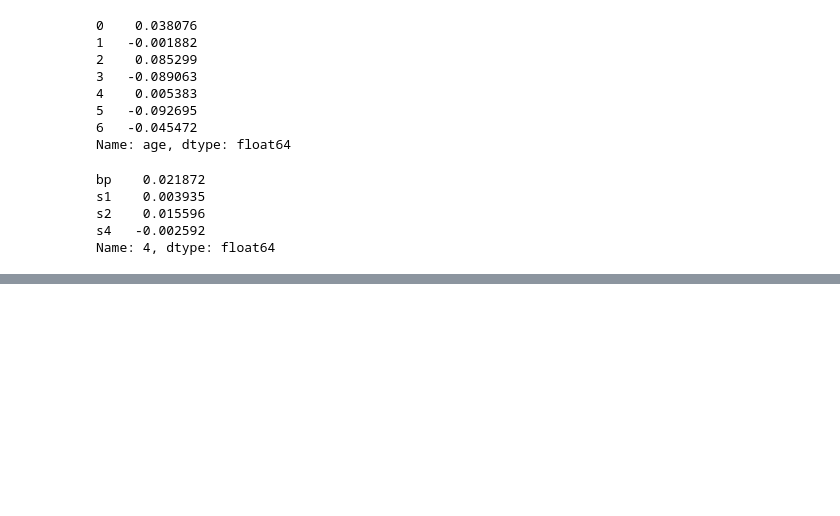
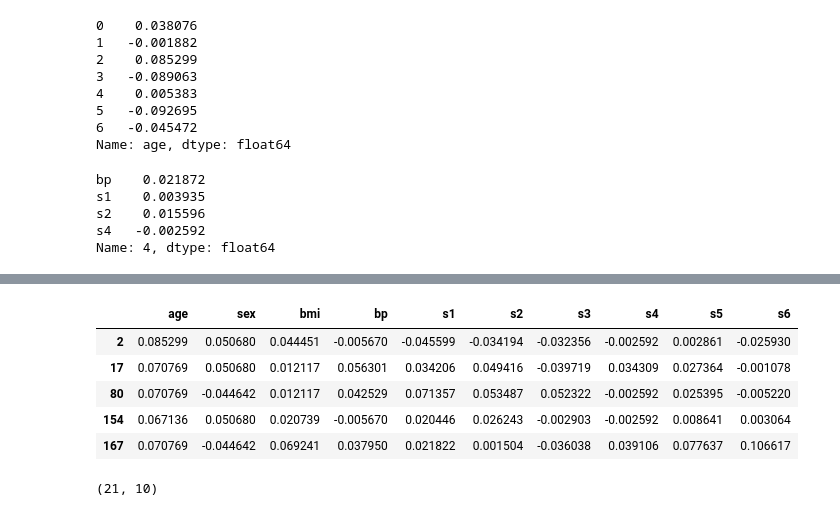
Before and after one commit to ayushi-006/Hands_on_Pandas-, a Jupyter notebook: PANDAS.ipynb, the cells around one changed output, grey strips where cells are left out. Drawn from its saved outputs; the diff is of its cells as text; code cells hidden in the pictures; blank space fills up the shorter version.

```diff
--- a/PANDAS.ipynb
+++ b/PANDAS.ipynb
@@ -304,0 +338,14 @@ KeyError: "None of [Index([3, 4, 5, 7], dtype='int64')] are in the [index]"
+# %%
+sex_bmi = df.loc[( df.age > 0.063504) & (df.bmi >-0.001895)	]
+sex_bmi.head(5)
+# %% [output]
+|  | age | sex | bmi | bp | s1 | s2 | s3 | s4 | s5 | s6 |
+| 2 | 0.085299 | 0.050680 | 0.044451 | -0.005670 | -0.045599 | -0.034194 | -0.032356 | -0.002592 | 0.002861 | -0.025930 |
+| 17 | 0.070769 | 0.050680 | 0.012117 | 0.056301 | 0.034206 | 0.049416 | -0.039719 | 0.034309 | 0.027364 | -0.001078 |
+| 80 | 0.070769 | -0.044642 | 0.012117 | 0.042529 | 0.071357 | 0.053487 | 0.052322 | -0.002592 | 0.025395 | -0.005220 |
+| 154 | 0.067136 | 0.050680 | 0.020739 | -0.005670 | 0.020446 | 0.026243 | -0.002903 | -0.002592 | 0.008641 | 0.003064 |
+| 167 | 0.070769 | -0.044642 | 0.069241 | 0.037950 | 0.021822 | 0.001504 | -0.036038 | 0.039106 | 0.077637 | 0.106617 |
+# %%
+sex_bmi.shape
+# %% [output]
+(21, 10)
```
Also changed, not shown: parts of 6 cells of this notebook.
